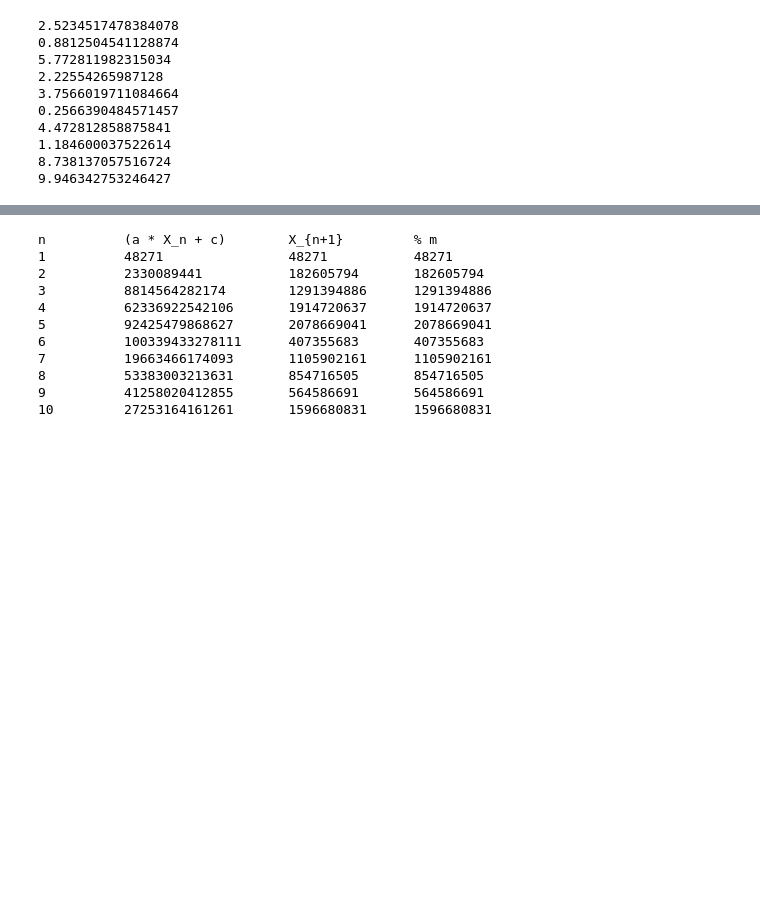
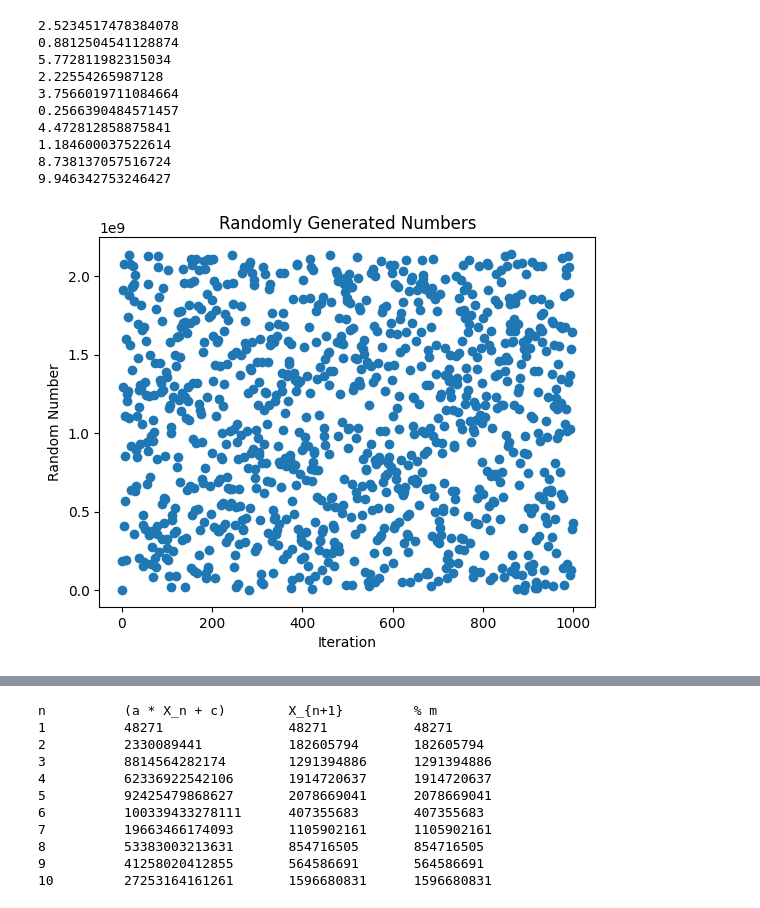
Before and after one commit to arunp77/MonteCarlo-simulation, a Jupyter notebook: Monte-carlo-simulations.ipynb, the cells around one changed output, grey strips where cells are left out. Saved outputs shown, nothing was run; the diff lists cells and outputs as text; code cells hidden in the pictures; blank space fills up the shorter version.

```diff
--- a/Monte-carlo-simulations.ipynb
+++ b/Monte-carlo-simulations.ipynb
@@ -760,3 +759,38 @@ for _ in range(10):
 1.184600037522614
 8.738137057516724
 9.946342753246427
+# %%
+import matplotlib.pyplot as plt
+
+class LCG:
+    def __init__(self, seed, a, c, m):
+        self.seed = seed
+        self.a = a
+        self.c = c
+        self.m = m
+
+    def generate(self):
+        self.seed = (self.a * self.seed + self.c) % self.m
+        return self.seed
+
+
+def generate_random_numbers(lcg, n):
+    random_numbers = []
+    for _ in range(n):
+        random_number = lcg.generate()
+        random_numbers.append(random_number)
+    return random_numbers
+
+
+# Example usage
+lcg = LCG(seed=1, a=48271, c=0, m=2**31 - 1)
+random_numbers = generate_random_numbers(lcg, n=1000)
+
+# Plotting the random numbers as points
+plt.scatter(range(len(random_numbers)), random_numbers)
+plt.xlabel('Iteration')
+plt.ylabel('Random Number')
+plt.title('Randomly Generated Numbers')
+plt.show()
+# %% [output]
+[figure, added]
```
Also changed, not shown: parts of 6 cells of this notebook.
